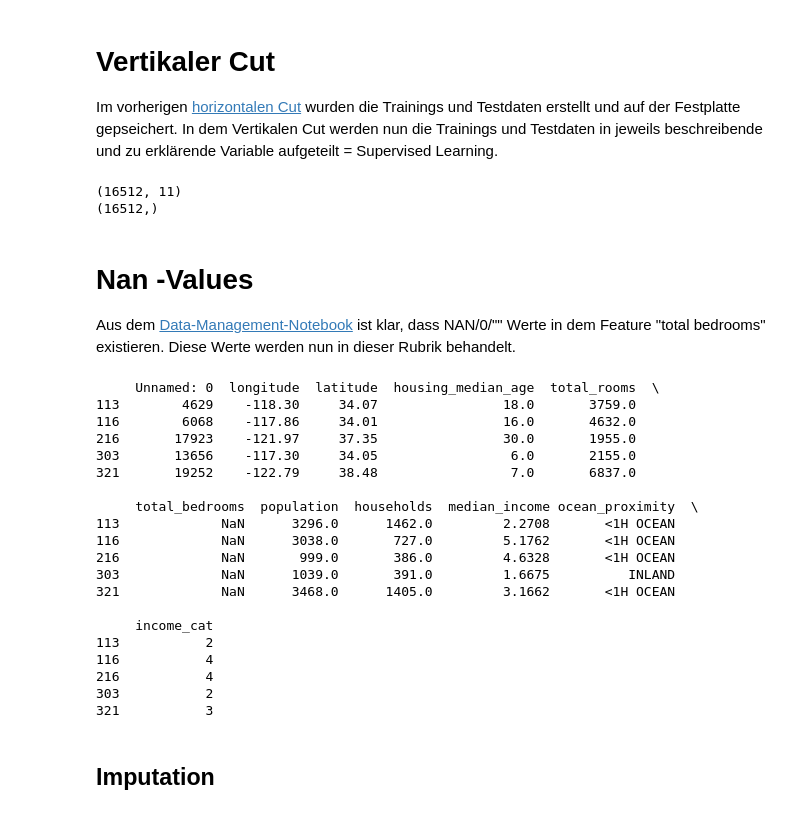
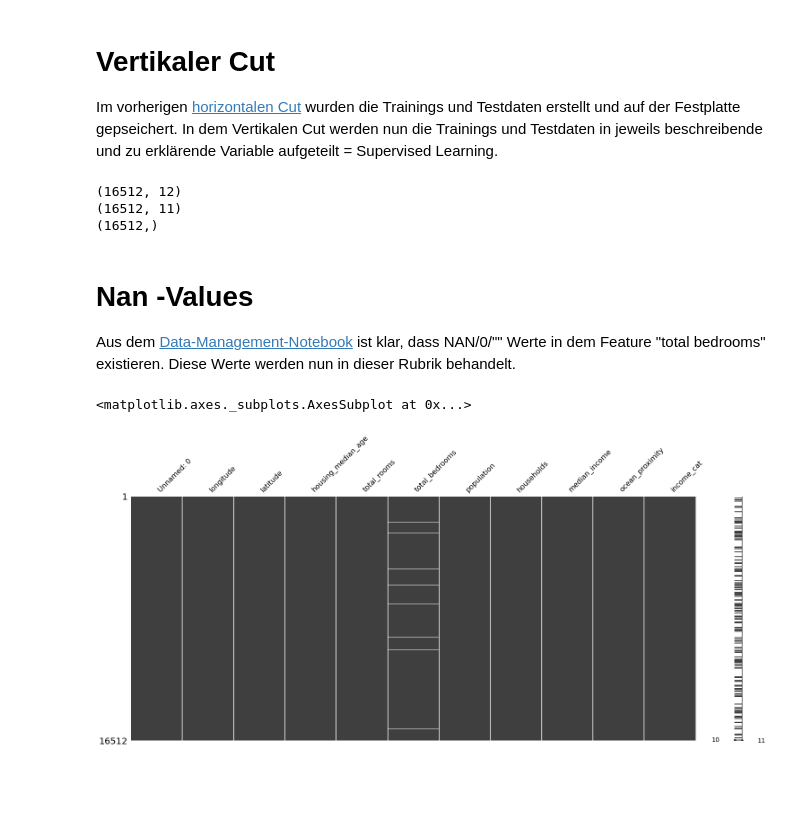
Before and after one commit to JHC90/Doc-Tool-Contents, a Jupyter notebook: Docus/DataScience/Praxis/Regression/HOML-California-Housing-Prices/04_Califronia_Housing_DataPreprocessing.ipynb, the cells around one changed output. Cells and saved outputs as stored; diff of their text form; code cells hidden in the pictures; blank space fills up the shorter version.

```diff
--- a/Docus/DataScience/Praxis/Regression/HOML-California-Housing-Prices/04_Califronia_Housing_DataPreprocessing.ipynb
+++ b/Docus/DataScience/Praxis/Regression/HOML-California-Housing-Prices/04_Califronia_Housing_DataPreprocessing.ipynb
@@ -52,41 +52,21 @@ strat_train_set = ffc.load_housing_data(filename="strat_train_set.csv")
 # Vertikaler Cut
 Im vorherigen [horizontalen Cut](14112020-10-California-Housing-Data) wurden die Trainings und Testdaten erstellt und auf der Festplatte gepseichert. In dem Vertikalen Cut werden nun die Trainings und Testdaten in jeweils beschreibende und zu erklärende Variable aufgeteilt = Supervised Learning.
 # %%
+print(strat_train_set.shape)
 housing = strat_train_set.drop("median_house_value", axis=1) # drop labels for training set
 housing_labels = strat_train_set["median_house_value"].copy()
 print(housing.shape)
 print(housing_labels.shape)
 # %% [output]
+(16512, 12)
 (16512, 11)
 (16512,)
 # %% [markdown]
 # Nan -Values
 Aus dem [Data-Management-Notebook](14112020-10-California-Housing-Data) ist klar, dass NAN/0/"" Werte in dem Feature "total bedrooms" existieren. Diese Werte werden nun in dieser Rubrik behandelt.
-# %%
-# erstelle df aller NAN-Zeilen
-sample_incomplete_rows = housing[housing.isnull().any(axis=1)].head()
-print(sample_incomplete_rows)
-print(sample_incomplete_rows)
-# %% [output]
-     Unnamed: 0  longitude  latitude  housing_median_age  total_rooms  \
-113        4629    -118.30     34.07                18.0       3759.0
-116        6068    -117.86     34.01                16.0       4632.0
-216       17923    -121.97     37.35                30.0       1955.0
-303       13656    -117.30     34.05                 6.0       2155.0
-321       19252    -122.79     38.48                 7.0       6837.0
-
-     total_bedrooms  population  households  median_income ocean_proximity  \
-113             NaN      3296.0      1462.0         2.2708       <1H OCEAN
-116             NaN      3038.0       727.0         5.1762       <1H OCEAN
-216             NaN       999.0       386.0         4.6328       <1H OCEAN
-303             NaN      1039.0       391.0         1.6675          INLAND
-321             NaN      3468.0      1405.0         3.1662       <1H OCEAN
-
-     income_cat
-113           2
-116           4
-216           4
-303           2
-321           3
-# %% [markdown]
-## Imputation
+# %%
+import missingno as msno
+msno.matrix(housing)
+# %% [output]
+<matplotlib.axes._subplots.AxesSubplot at 0x...>
+[figure, added]
```
Also changed, not shown: parts of 15 cells of this notebook, 10 other files.
